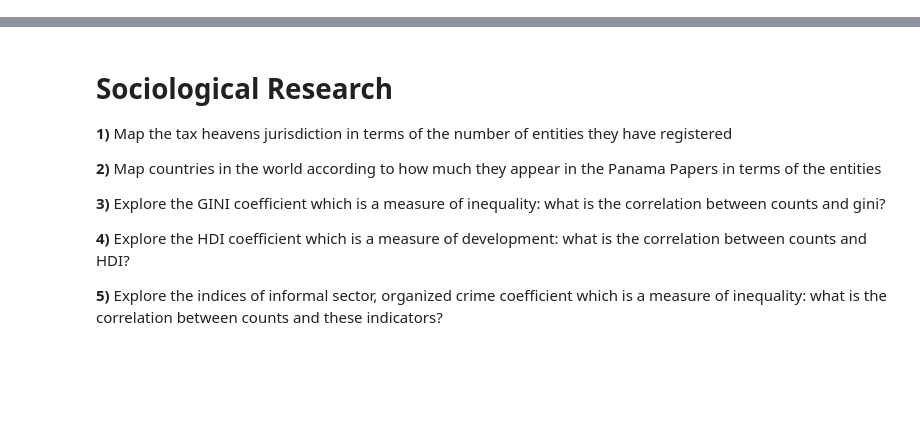
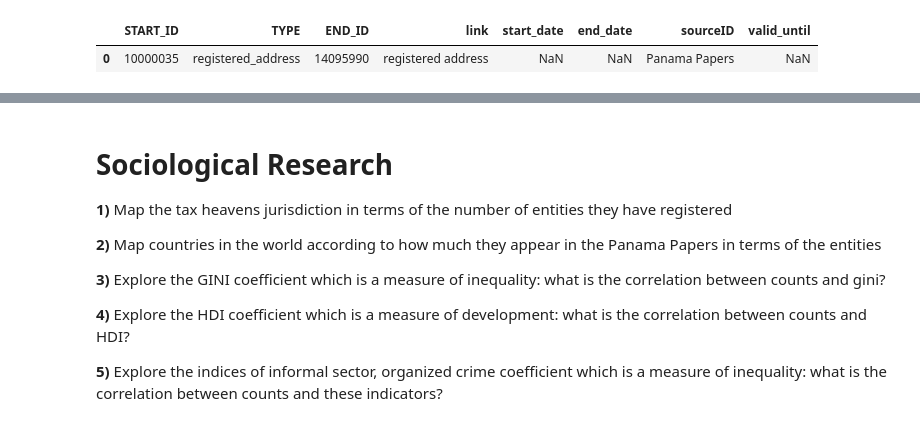
Before and after one commit to eddieshengyuwang/project_ada_akbar, a Jupyter notebook: main.ipynb, the cells around one changed output, grey strips where cells are left out. Saved outputs shown, nothing was run; the diff lists cells and outputs as text; code cells hidden in the pictures; blank space fills up the shorter version.

```diff
--- a/main.ipynb
+++ b/main.ipynb
@@ -16,0 +69,5 @@ pd.set_option('display.max_columns', 100)
+# %%
+display(edges.head(1))
+# %% [output]
+|  | START_ID | TYPE | END_ID | link | start_date | end_date | sourceID | valid_until |
+| 0 | 10000035 | registered_address | 14095990 | registered address | NaN | NaN | Panama Papers | NaN |
```
Also changed, not shown: parts of 17 cells of this notebook, 2 other files.
